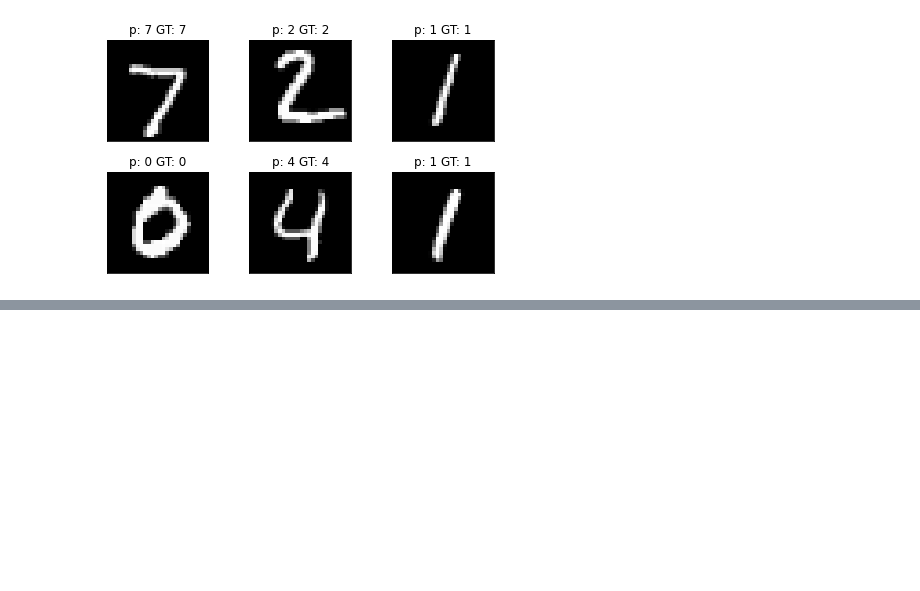
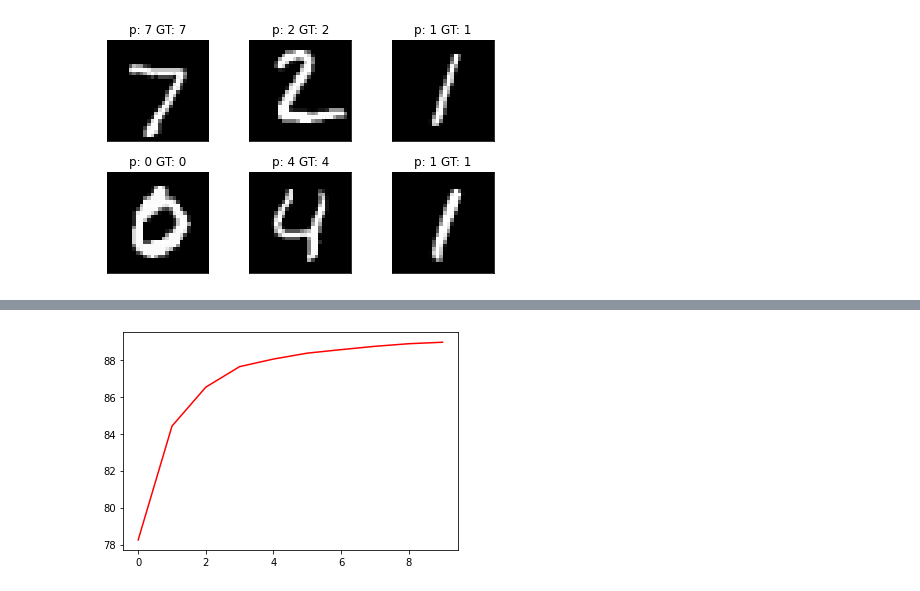
Before and after one commit to cielixer/vilab-ml-study, a Jupyter notebook: ch8/MNIST_cnn_ex.ipynb, the cells around one changed output, grey strips where cells are left out. Cells and saved outputs as stored; diff of their text form; code cells hidden in the pictures; blank space fills up the shorter version.

```diff
--- a/ch8/MNIST_cnn_ex.ipynb
+++ b/ch8/MNIST_cnn_ex.ipynb
@@ -179,0 +203,6 @@ fig.show()
+# %%
+x = np.arange(0, len(acc))
+plt.plot(x, acc, color='red')
+plt.show()
+# %% [output]
+[figure, added]
```
Also changed, not shown: parts of 6 cells of this notebook, 1 other file.
